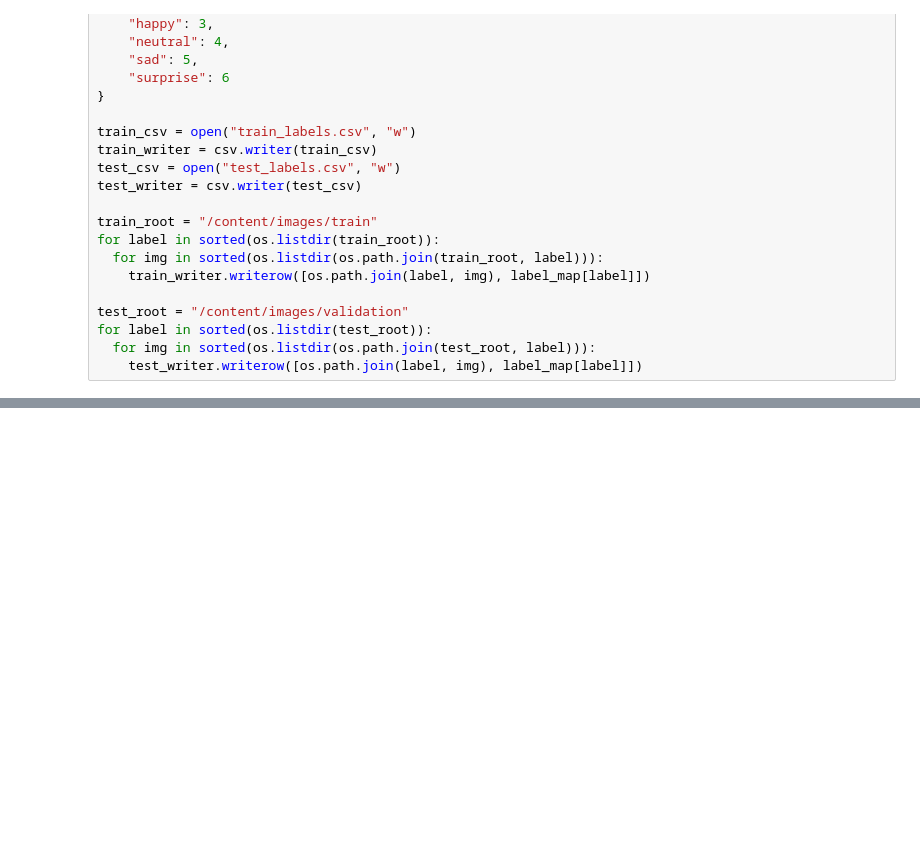
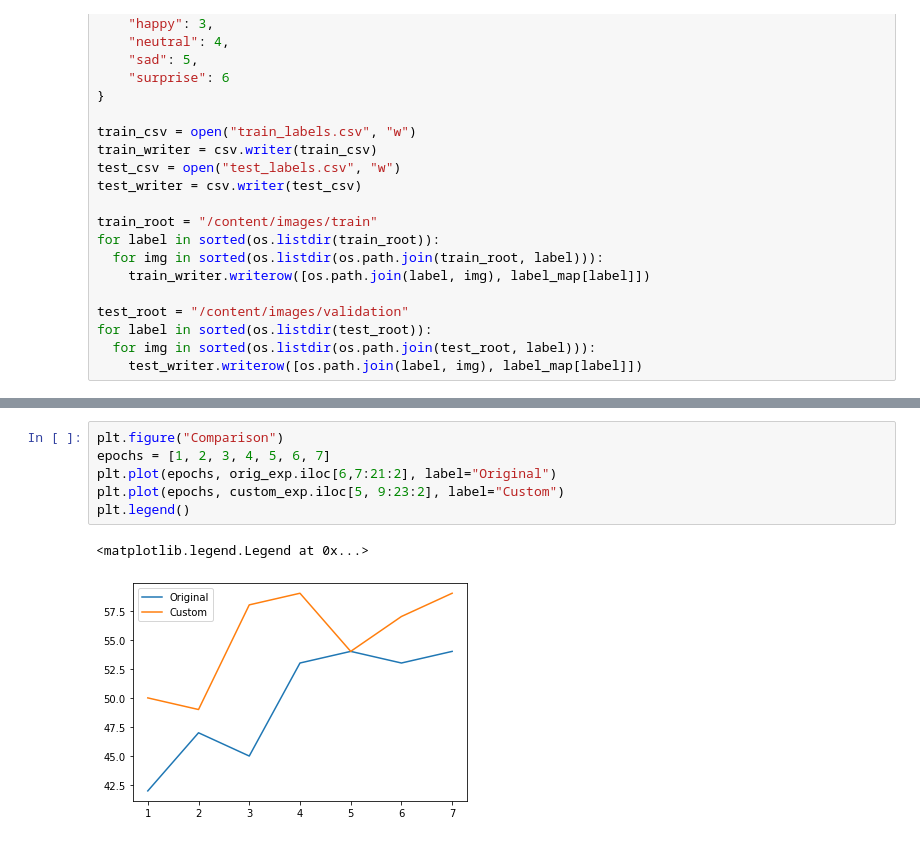
Before and after one commit to hayden-huynh/Facial-Expression-Image-Classifier, a Jupyter notebook: Facial_Expression_Image_Classifier.ipynb, the cells around one changed output, grey strips where cells are left out. Cells and saved outputs as stored; diff of their text form; blank space fills up the shorter version.

```diff
--- a/Facial_Expression_Image_Classifier.ipynb
+++ b/Facial_Expression_Image_Classifier.ipynb
@@ -286,0 +363,9 @@ Accuracy: 57
+# %%
+plt.figure("Comparison")
+epochs = [1, 2, 3, 4, 5, 6, 7]
+plt.plot(epochs, orig_exp.iloc[6,7:21:2], label="Original")
+plt.plot(epochs, custom_exp.iloc[5, 9:23:2], label="Custom")
+plt.legend()
+# %% [output]
+<matplotlib.legend.Legend at 0x...>
+[figure, added]
```
Also changed, not shown: parts of 16 cells of this notebook.
